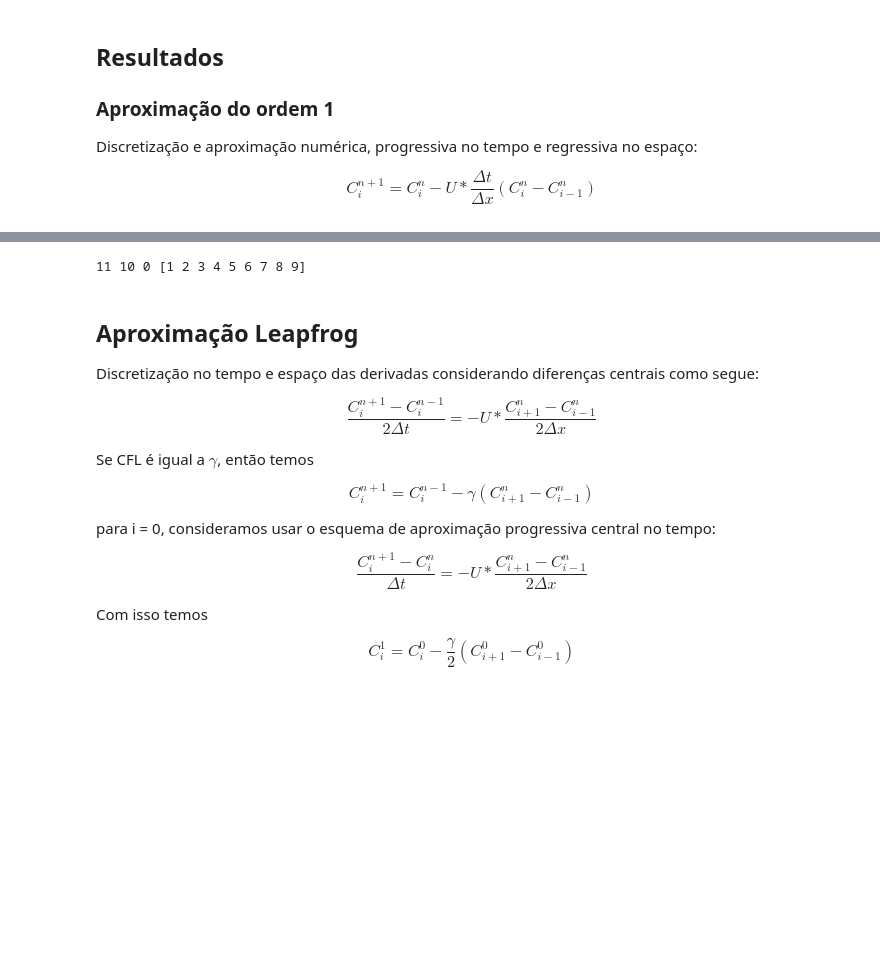
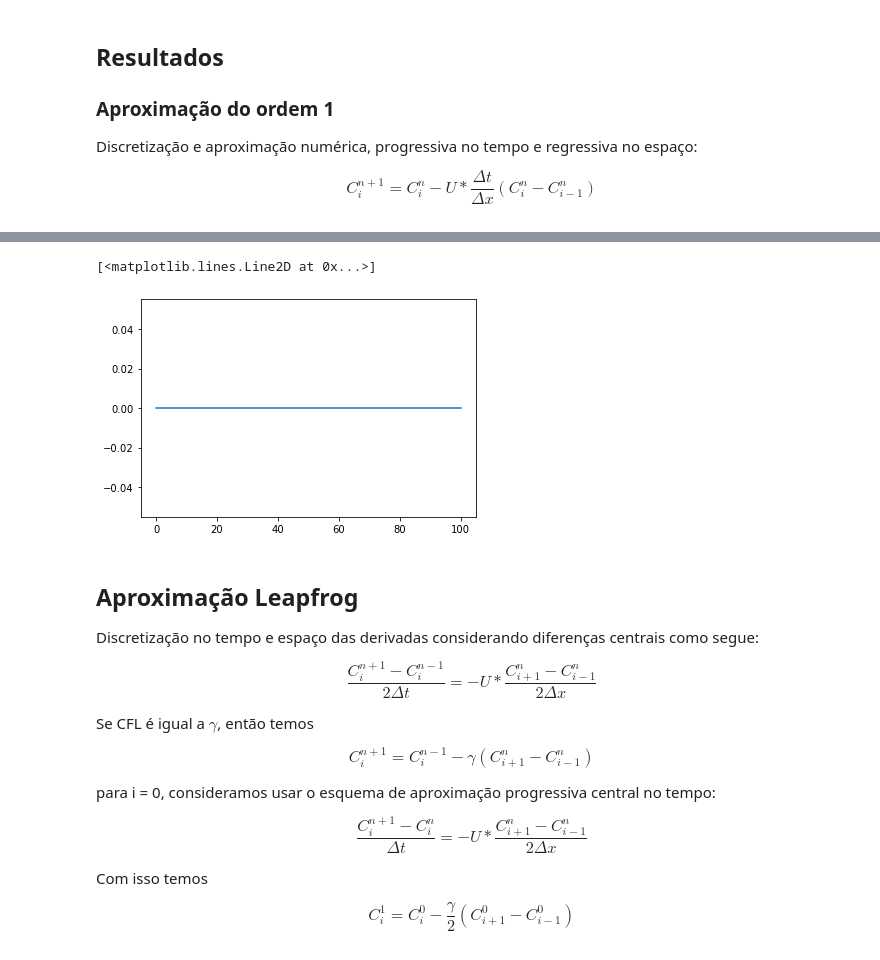
Before and after one commit to adelgadop/Modelagem, a Jupyter notebook: Exercicio_1/Advection.ipynb, the cells around one changed output, grey strips where cells are left out. Cells and saved outputs as stored; diff of their text form; code cells hidden in the pictures; blank space fills up the shorter version.

```diff
--- a/Exercicio_1/Advection.ipynb
+++ b/Exercicio_1/Advection.ipynb
@@ -104,12 +104,31 @@ aprox       =  "ordem1"           # ordem1, leapfrog
 cond_front  =  "periódica"          # fixa, periódica, radiacional
 ylabel      =  "PM$_{10}$ ($\mu$g.m$^{-3}$)"
 dP          =  250                  # Intervalo de passo de tempo
-# %%
-C = np.array([0,1,2,3,4,5,6,7,8,9,10])
-
-print(len(C), C[11-1], C[0], C[1:-1])
-# %% [output]
-11 10 0 [1 2 3 4 5 6 7 8 9]
+# %%
+tempo = 8*3600
+Nt      = 801
+x, dx   = np.linspace(0, (Nx-1)*dx, Nx, retstep = True)
+L       = x[-1]
+t, dt   = np.linspace(0, tempo, Nt, retstep = True)
+T, X    = np.meshgrid(t, x)
+R       = np.zeros((Nx, Nt))
+
+def rect(n):
+    return np.where((x >= (50*dx + U*n*dt)) & (x <= (52*dx + U*n*dt)), 10, 0 )
+
+def rect_rev(n):
+    return np.where((x >= (U*n*dt)) & (x <= (2*dx + U*n*dt)), 10, 0 )
+
+cte     = dx - U*dt  # cada dt
+CFL     = U*dt/dx
+
+for n in range(1, Nt):
+    R[:, n] = rect(n-1)
+
+plt.plot(R[:,800])
+# %% [output]
+[<matplotlib.lines.Line2D at 0x...>]
+[figure, added]
 # %% [markdown]
 ## Aproximação Leapfrog
 Discretização no tempo e espaço das derivadas considerando diferenças centrais como segue:
```
Also changed, not shown: parts of 1 cell of this notebook, 2 other files.
